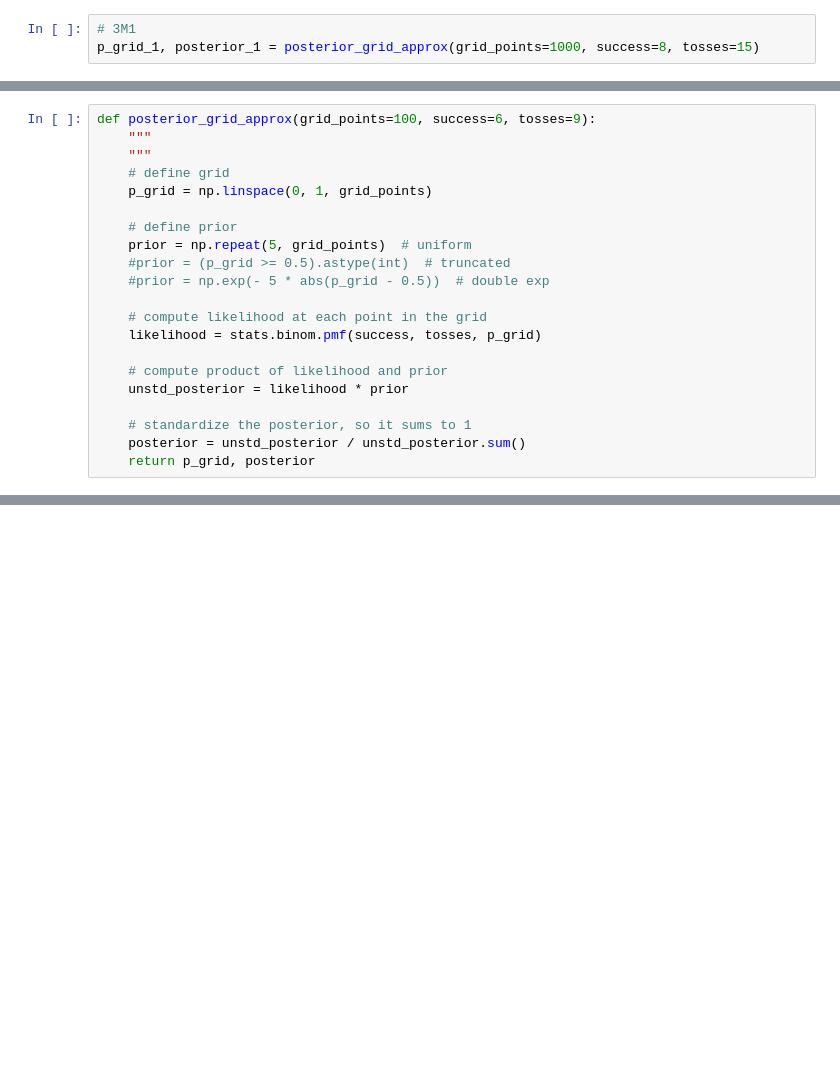
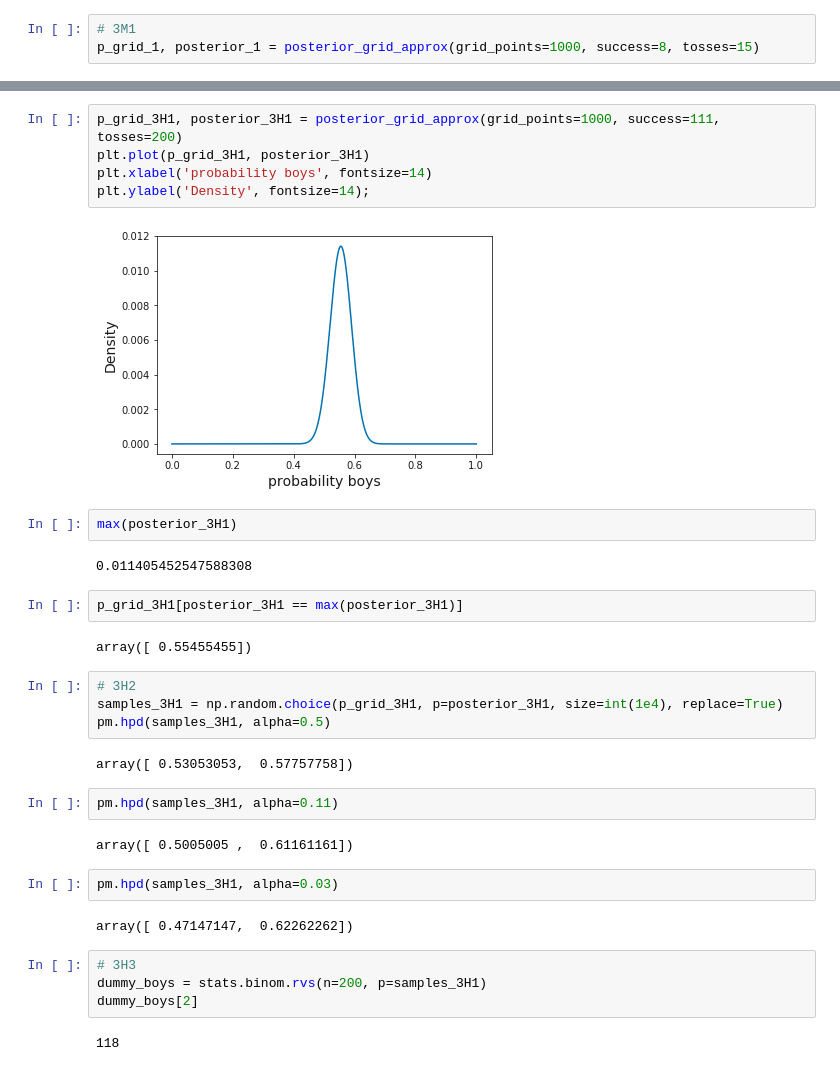
Before and after one commit to yangyu-1/statistical_rethinking_hw_pymc3, a Jupyter notebook: chapter_notebooks/chapter_3.ipynb, the cells around one changed output, grey strips where cells are left out. Saved outputs shown, nothing was run; the diff lists cells and outputs as text; blank space fills up the shorter version.

```diff
--- a/chapter_notebooks/chapter_3.ipynb
+++ b/chapter_notebooks/chapter_3.ipynb
@@ -91,21 +90,0 @@ sum( dummy_w == 8) / 1e4
-# %%
-def posterior_grid_approx(grid_points=100, success=6, tosses=9):
-    """
-    """
-    # define grid
-    p_grid = np.linspace(0, 1, grid_points)
-
-    # define prior
-    prior = np.repeat(5, grid_points)  # uniform
-    #prior = (p_grid >= 0.5).astype(int)  # truncated
-    #prior = np.exp(- 5 * abs(p_grid - 0.5))  # double exp
-
-    # compute likelihood at each point in the grid
-    likelihood = stats.binom.pmf(success, tosses, p_grid)
-
-    # compute product of likelihood and prior
-    unstd_posterior = likelihood * prior
-
-    # standardize the posterior, so it sums to 1
-    posterior = unstd_posterior / unstd_posterior.sum()
-    return p_grid, posterior
@@ -111,0 +108,35 @@ def posterior_grid_approx(grid_points=100, success=6, tosses=9):
+# %%
+p_grid_3H1, posterior_3H1 = posterior_grid_approx(grid_points=1000, success=111, tosses=200)
+plt.plot(p_grid_3H1, posterior_3H1)
+plt.xlabel('probability boys', fontsize=14)
+plt.ylabel('Density', fontsize=14);
+# %% [output]
+[figure, added]
+# %%
+max(posterior_3H1)
+# %% [output]
+0.011405452547588308
+# %%
+p_grid_3H1[posterior_3H1 == max(posterior_3H1)]
+# %% [output]
+array([ 0.55455455])
+# %%
+# 3H2
+samples_3H1 = np.random.choice(p_grid_3H1, p=posterior_3H1, size=int(1e4), replace=True)
+pm.hpd(samples_3H1, alpha=0.5)
+# %% [output]
+array([ 0.53053053,  0.57757758])
+# %%
+pm.hpd(samples_3H1, alpha=0.11)
+# %% [output]
+array([ 0.5005005 ,  0.61161161])
+# %%
+pm.hpd(samples_3H1, alpha=0.03)
+# %% [output]
+array([ 0.47147147,  0.62262262])
+# %%
+# 3H3
+dummy_boys = stats.binom.rvs(n=200, p=samples_3H1)
+dummy_boys[2]
+# %% [output]
+118
```
Also changed, not shown: parts of 9 cells of this notebook.
